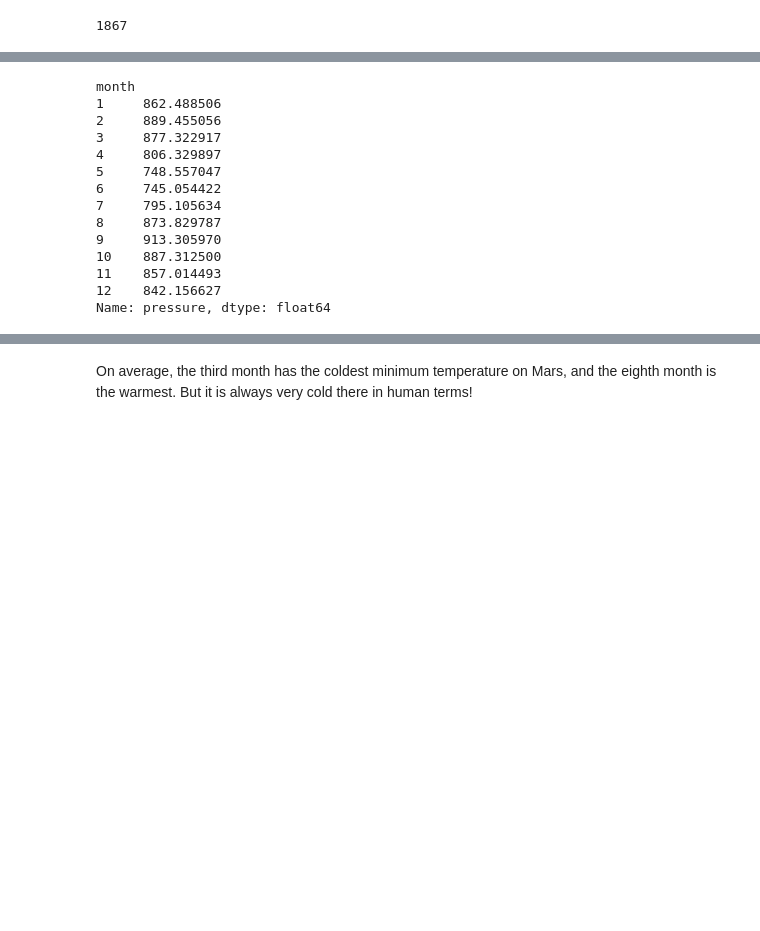
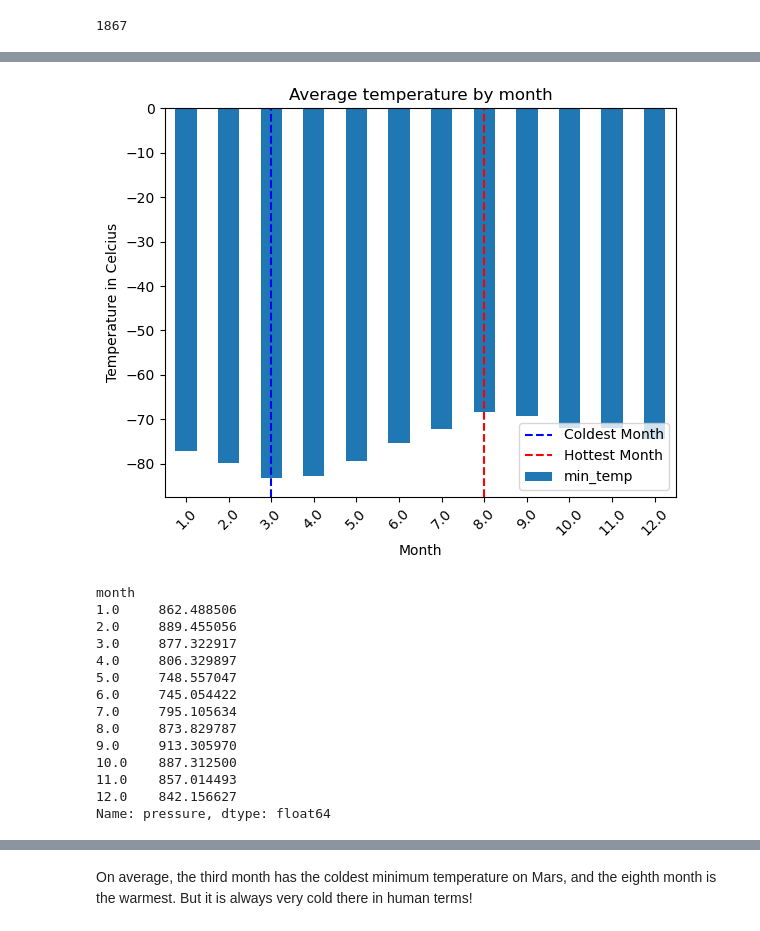
Before and after one commit to Dinna-ux/Data-Collection-Challenge, a Jupyter notebook: Starter_Code/part_2_mars_weather.ipynb, the cells around one changed output, grey strips where cells are left out. Saved outputs shown, nothing was run; the diff lists cells and outputs as text; code cells hidden in the pictures; blank space fills up the shorter version.

```diff
--- a/Starter_Code/part_2_mars_weather.ipynb
+++ b/Starter_Code/part_2_mars_weather.ipynb
@@ -224,17 +283,45 @@ Name: min_temp, dtype: float64
+# %%
+# Identify the coldest and hottest months in Curiosity's location
+average_min_temp_by_month = mars_news_df.groupby('month')['min_temp'].mean()
+
+# Find the coldest and hottest months
+coldest_month = average_min_temp_by_month.idxmin()
+hottest_month = average_min_temp_by_month.idxmax()
+
+#Average minimum daily temperature by month
+plt.figure(figsize=(6, 5))
+average_min_temp_by_month.plot(kind='bar')
+plt.title("Average temperature by month")
+plt.xlabel('Month')
+plt.ylabel('Temperature in Celcius')
+plt.xticks(rotation=45)
+
+# Highlight the coldest and hottest months
+plt.axvline(x=coldest_month - 1, color='blue', linestyle='--', label='Coldest Month')
+plt.axvline(x=hottest_month - 1, color='red', linestyle='--', label='Hottest Month')
+
+plt.legend()
+plt.tight_layout()
+plt.show()
+# %% [output]
+[figure, added]
 # %%
 # 4. Average pressure by Martian month
+average_pressure_by_month = mars_news_df.groupby('month')['pressure'].mean()
+# Print the result
+print(average_pressure_by_month)
 # %% [output]
 month
-1     862.488506
-2     889.455056
-3     877.322917
-4     806.329897
-5     748.557047
-6     745.054422
-7     795.105634
-8     873.829787
-9     913.305970
-10    887.312500
-11    857.014493
-12    842.156627
+1.0     862.488506
+2.0     889.455056
+3.0     877.322917
+4.0     806.329897
+5.0     748.557047
+6.0     745.054422
+7.0     795.105634
+8.0     873.829787
+9.0     913.305970
+10.0    887.312500
+11.0    857.014493
+12.0    842.156627
 Name: pressure, dtype: float64
```
Also changed, not shown: parts of 21 cells of this notebook, 2 other files.
